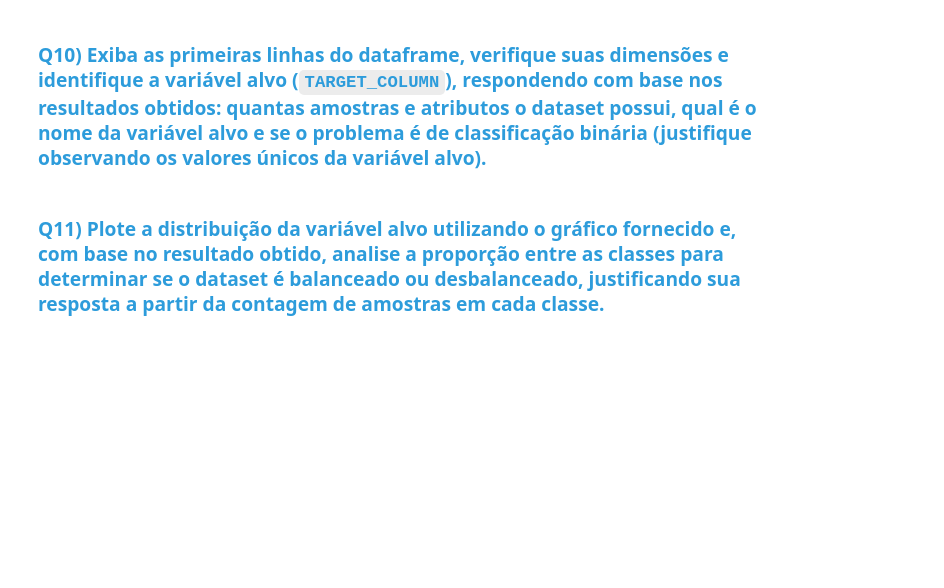
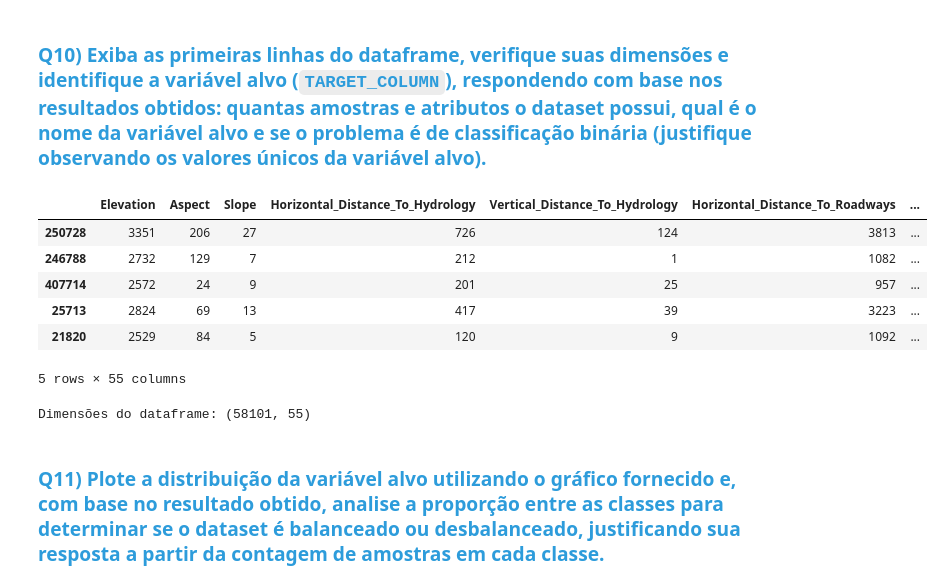
Before and after one commit to MatheusAndrade23/E08-L2-Project, a Jupyter notebook: lab/C24_2026_1_LL_Atividade_06_MMMM.ipynb, the cells around one changed output. Drawn from its saved outputs; the diff is of its cells as text; code cells hidden in the pictures; blank space fills up the shorter version.

```diff
--- a/lab/C24_2026_1_LL_Atividade_06_MMMM.ipynb
+++ b/lab/C24_2026_1_LL_Atividade_06_MMMM.ipynb
@@ -229,5 +405,19 @@ df = pd.concat([ds.data.features, ds.data.targets], axis='columns').sample(frac=
 # %% [markdown]
 ### <font color='#2D9CDB'>Q10) Exiba as primeiras linhas do dataframe, verifique suas dimensões e identifique a variável alvo (`TARGET_COLUMN`), respondendo com base nos resultados obtidos: quantas amostras e atributos o dataset possui, qual é o nome da variável alvo e se o problema é de classificação binária (justifique observando os valores únicos da variável alvo).</font>
+# %%
+display(df.head())
+# %% [output]
+|  | Elevation | Aspect | Slope | Horizontal_Distance_To_Hydrology | Vertical_Distance_To_Hydrology | Horizontal_Distance_To_Roadways | ... |
+| 250728 | 3351 | 206 | 27 | 726 | 124 | 3813 | ... |
+| 246788 | 2732 | 129 | 7 | 212 | 1 | 1082 | ... |
+| 407714 | 2572 | 24 | 9 | 201 | 25 | 957 | ... |
+| 25713 | 2824 | 69 | 13 | 417 | 39 | 3223 | ... |
+| 21820 | 2529 | 84 | 5 | 120 | 9 | 1092 | ... |
+5 rows × 55 columns
+# %%
+print("Dimensões do dataframe:", df.shape)
+# %% [output]
+Dimensões do dataframe: (58101, 55)
 # %%
 TARGET_COLUMN = None # preencher
 # %% [markdown]
```
Also changed, not shown: parts of 7 cells of this notebook.
